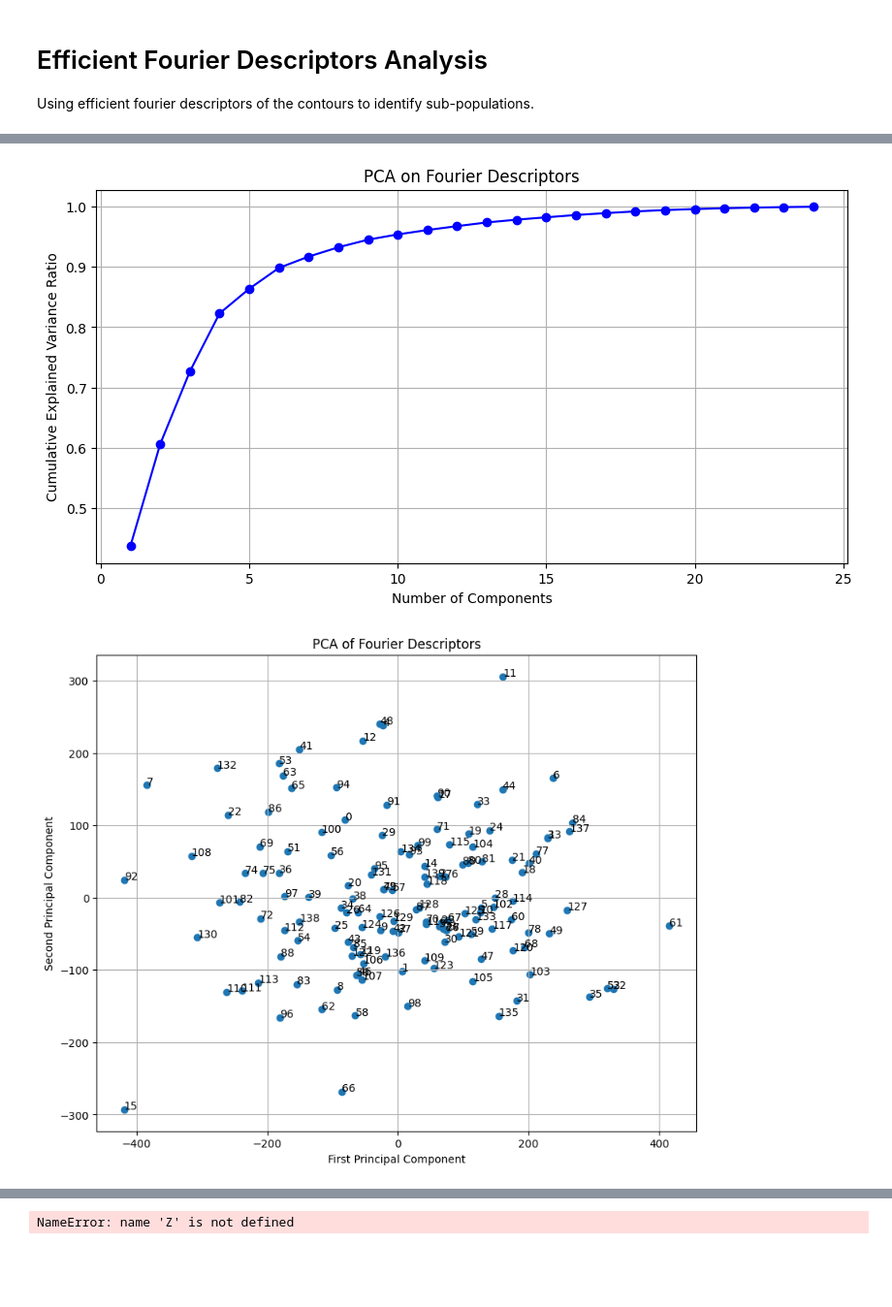
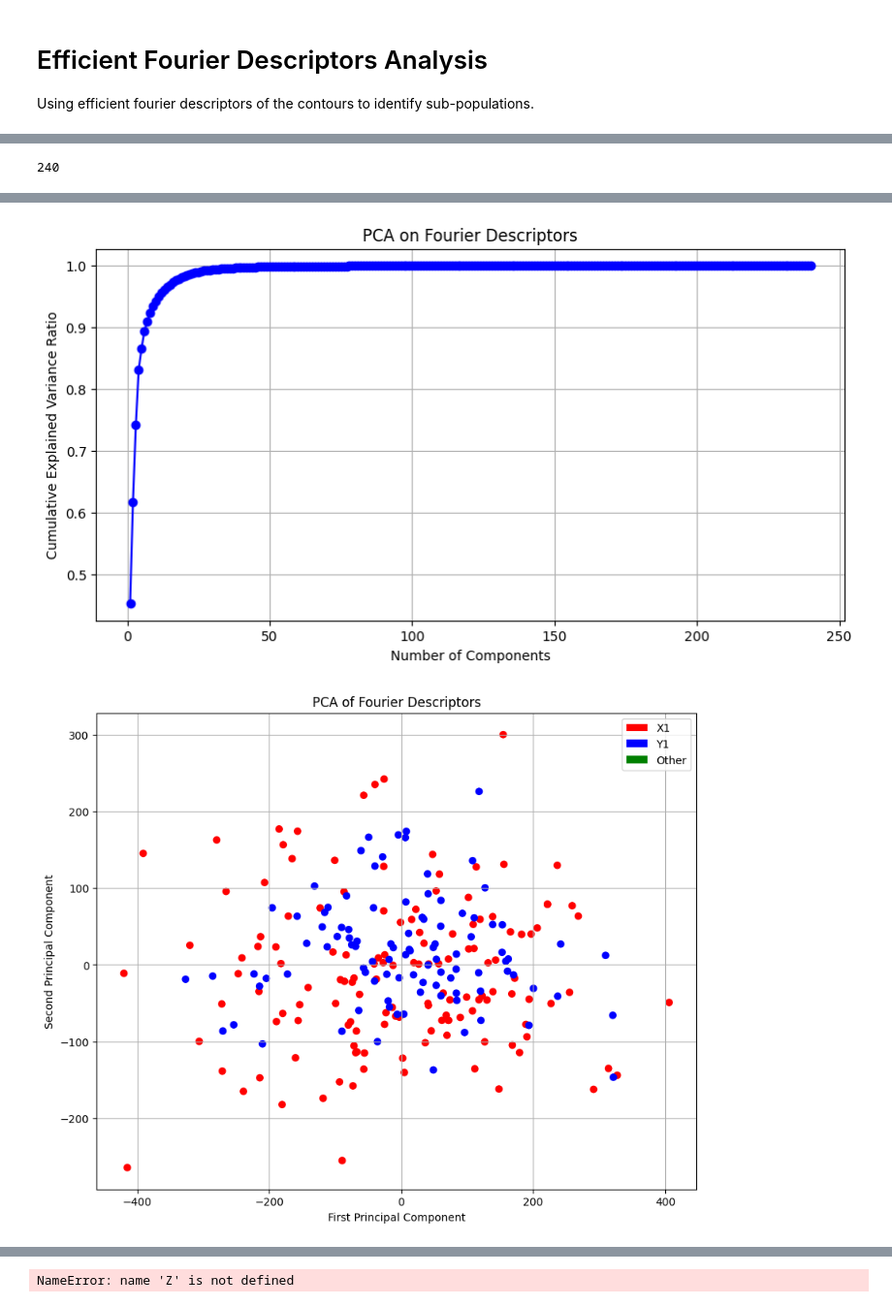
Before and after one commit to yossibokorbleile/PDaMSoC-data, a Jupyter notebook: efd-analysis.ipynb, the cells around one changed output, grey strips where cells are left out. Shown at 97% size. Drawn from its saved outputs; the diff is of its cells as text; code cells hidden in the pictures; blank space fills up the shorter version.

```diff
--- a/efd-analysis.ipynb
+++ b/efd-analysis.ipynb
@@ -44,7 +252,13 @@ cell_names = [int(file[0:3]) for file in files if file.endswith('.tif')] #get th
 n_cells = len(cell_names)
 # %%
 fourier_descriptors = []
-for i in cell_names:
-	c = pandas.read_csv(dataset+"/cell/contours/"+str("%03d" % i)+"_contour.csv",header=None).to_numpy()
-	fd = pyefd.elliptic_fourier_descriptors(c, order=6)
+for name in cell_names:
+	if "X1_" in name:
+		i = int(name.split("_")[1])
+		ds = "X1"
+	elif "Y1_" in name:
+		i = int(name.split("_")[1])
+		ds = "Y1"
+	c = pandas.read_csv(ds+"/cell/contours/"+str("%03d" % i)+"_contour.csv",header=None).to_numpy()
+	fd = pyefd.elliptic_fourier_descriptors(c, order=100)
 	fourier_descriptors.append(fd)
@@ -91,6 +304,10 @@ NameError: name 'dists' is not defined
+# %%
+len(fourier_descriptors_by_order[10])
+# %% [output]
+240
 # %%
 # Reshape the Fourier descriptors into a 2D array
-fd_array = numpy.array(fourier_descriptors).reshape(len(fourier_descriptors), -1)
+fd_array = numpy.array(fourier_descriptors_by_order[100]).reshape(len(fourier_descriptors_by_order[100]), -1)
 
 # Perform PCA
 from sklearn.decomposition import PCA
@@ -120,17 +337,29 @@ plt.title('PCA on Fourier Descriptors')
 plt.grid(True)
 plt.show()
 
+# Create color labels based on dataset (X1 or Y1)
+colors = []
+for name in cell_names:
+    if "X1_" in name:
+        colors.append('red')
+    elif "Y1_" in name:
+        colors.append('blue')
+    else:
+        colors.append('green')
+
 # Create a scatter plot of the first two principal components
 plt.figure(figsize=(10, 8))
-plt.scatter(fd_pca[:, 0], fd_pca[:, 1])
+plt.scatter(fd_pca[:, 0], fd_pca[:, 1], c=colors)
 plt.xlabel('First Principal Component')
 plt.ylabel('Second Principal Component')
 plt.title('PCA of Fourier Descriptors')
 
-# Add cell number labels to the points
-for i, cell in enumerate(cell_names):
-    plt.annotate(str(cell), (fd_pca[i, 0], fd_pca[i, 1]))
-
+# Add legend
+from matplotlib.patches import Patch
+legend_elements = [Patch(facecolor='red', label='X1'),
+                   Patch(facecolor='blue', label='Y1'),
+                   Patch(facecolor='green', label='Other')]
+plt.legend(handles=legend_elements)
 plt.grid(True)
 plt.show()
 
@@ -159,16 +388,12 @@ plt.show()
 kmeans = KMeans(n_clusters=4, random_state=42)
 clusters = kmeans.fit_predict(fd_pca[:, :2])
 
-# Plot clusters
+# Plot clusters with dataset colors
 plt.figure(figsize=(10, 8))
-scatter = plt.scatter(fd_pca[:, 0], fd_pca[:, 1], c=clusters, cmap='viridis')
+scatter = plt.scatter(fd_pca[:, 0], fd_pca[:, 1], c=clusters, cmap='viridis', edgecolors=colors, linewidths=2)
 plt.xlabel('First Principal Component')
 plt.ylabel('Second Principal Component')
-plt.title('Clustered PCA of Fourier Descriptors')
-
-# Add cell number labels to the points
-for i, cell in enumerate(cell_names):
-    plt.annotate(str(cell), (fd_pca[i, 0], fd_pca[i, 1]))
+plt.title('Clustered PCA of Fourier Descriptors (edge color = dataset)')
 
 plt.colorbar(scatter, label='Cluster')
 plt.grid(True)
@@ -194,2 +419,2 @@ First 10 PCs: 0.954
-[figure, old version]
+[figure, new version]
-[figure, old version]
+[figure, new version]
```
Also changed, not shown: parts of 9 cells of this notebook, 10 other files.
